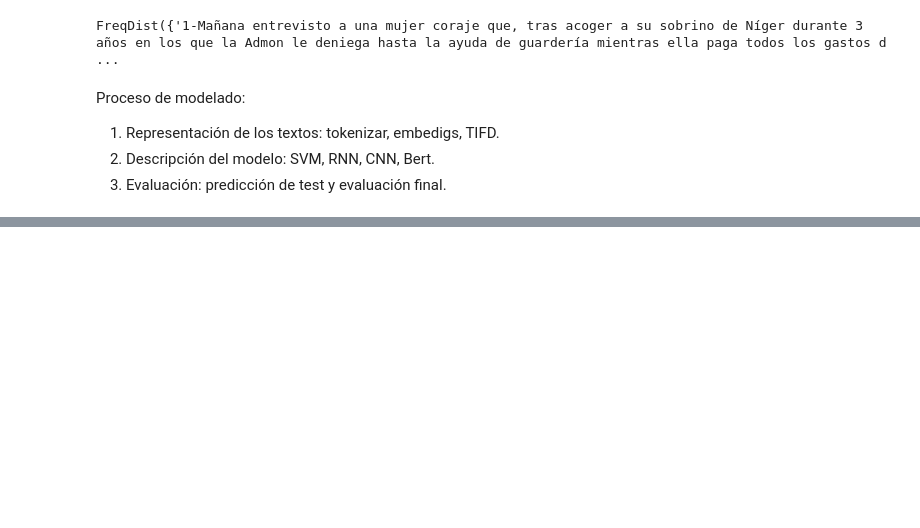
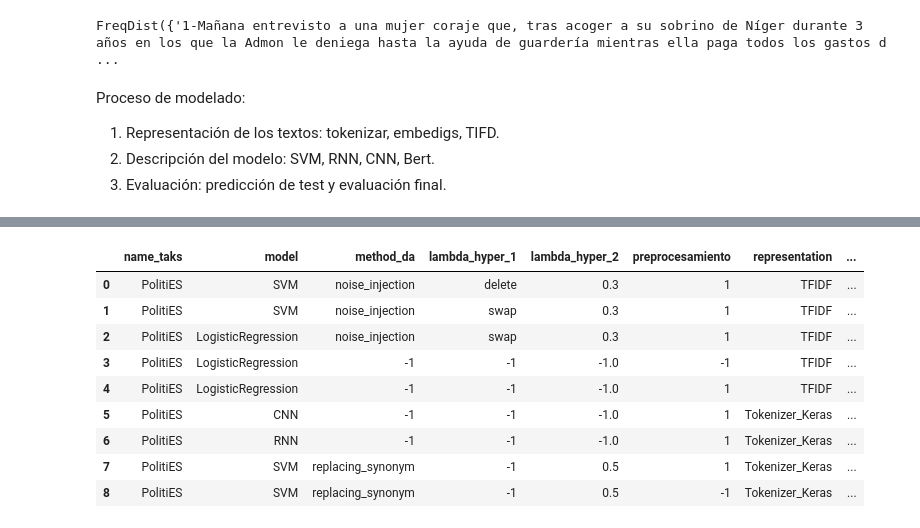
Before and after one commit to Enriquesec/AutoML_in_data_augmentation, a Jupyter notebook: taks/PolitiES/notebook/eda/01_overview_data_train.ipynb, the cells around one changed output, grey strips where cells are left out. Saved outputs shown, nothing was run; the diff lists cells and outputs as text; code cells hidden in the pictures; blank space fills up the shorter version.

```diff
--- a/taks/PolitiES/notebook/eda/01_overview_data_train.ipynb
+++ b/taks/PolitiES/notebook/eda/01_overview_data_train.ipynb
@@ -94,0 +148,13 @@ Overwriting ../../src/test_evaluation.py
+# %%
+model_result[]
+# %% [output]
+|  | name_taks | model | method_da | lambda_hyper_1 | lambda_hyper_2 | preprocesamiento | representation | ... |
+| 0 | PolitiES | SVM | noise_injection | delete | 0.3 | 1 | TFIDF | ... |
+| 1 | PolitiES | SVM | noise_injection | swap | 0.3 | 1 | TFIDF | ... |
+| 2 | PolitiES | LogisticRegression | noise_injection | swap | 0.3 | 1 | TFIDF | ... |
+| 3 | PolitiES | LogisticRegression | -1 | -1 | -1.0 | -1 | TFIDF | ... |
+| 4 | PolitiES | LogisticRegression | -1 | -1 | -1.0 | 1 | TFIDF | ... |
+| 5 | PolitiES | CNN | -1 | -1 | -1.0 | 1 | Tokenizer_Keras | ... |
+| 6 | PolitiES | RNN | -1 | -1 | -1.0 | 1 | Tokenizer_Keras | ... |
+| 7 | PolitiES | SVM | replacing_synonym | -1 | 0.5 | 1 | Tokenizer_Keras | ... |
+| 8 | PolitiES | SVM | replacing_synonym | -1 | 0.5 | -1 | Tokenizer_Keras | ... |
```
Also changed, not shown: parts of 10 cells of this notebook, 2 other files.
